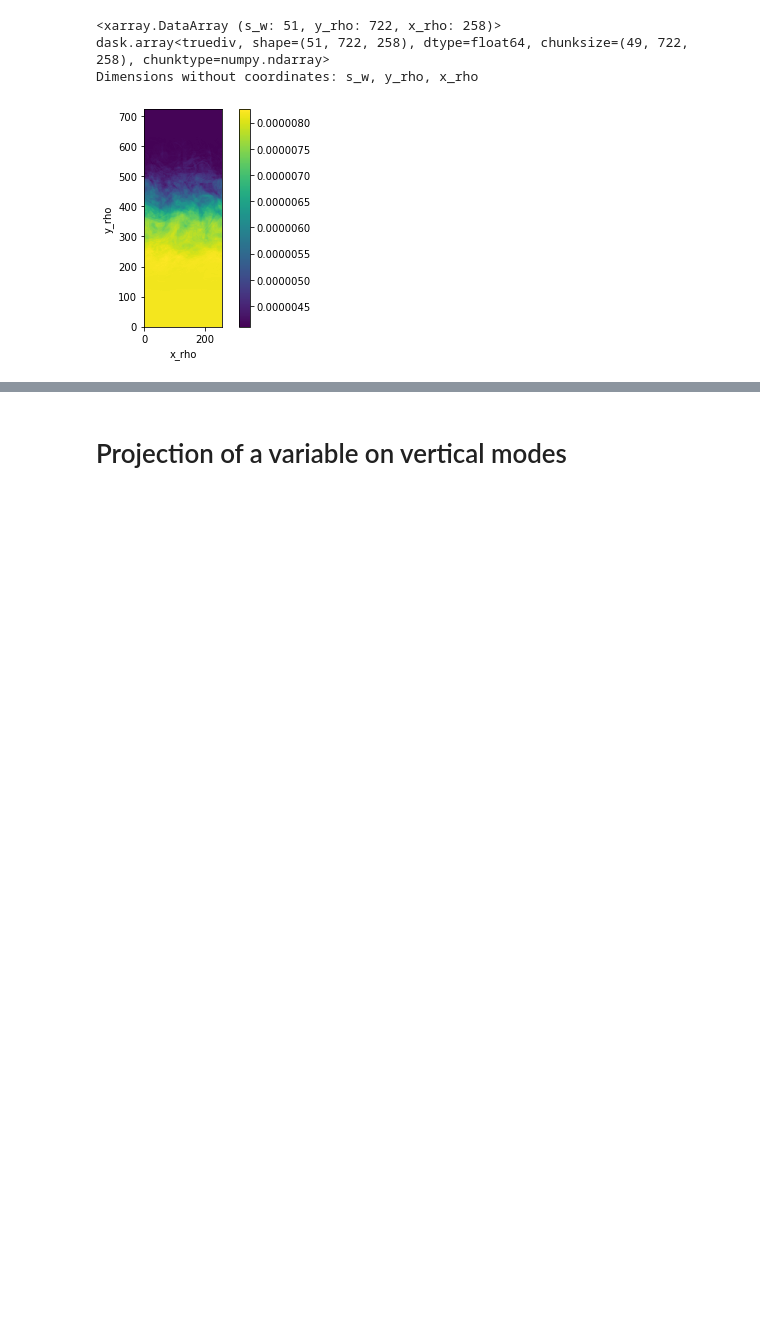
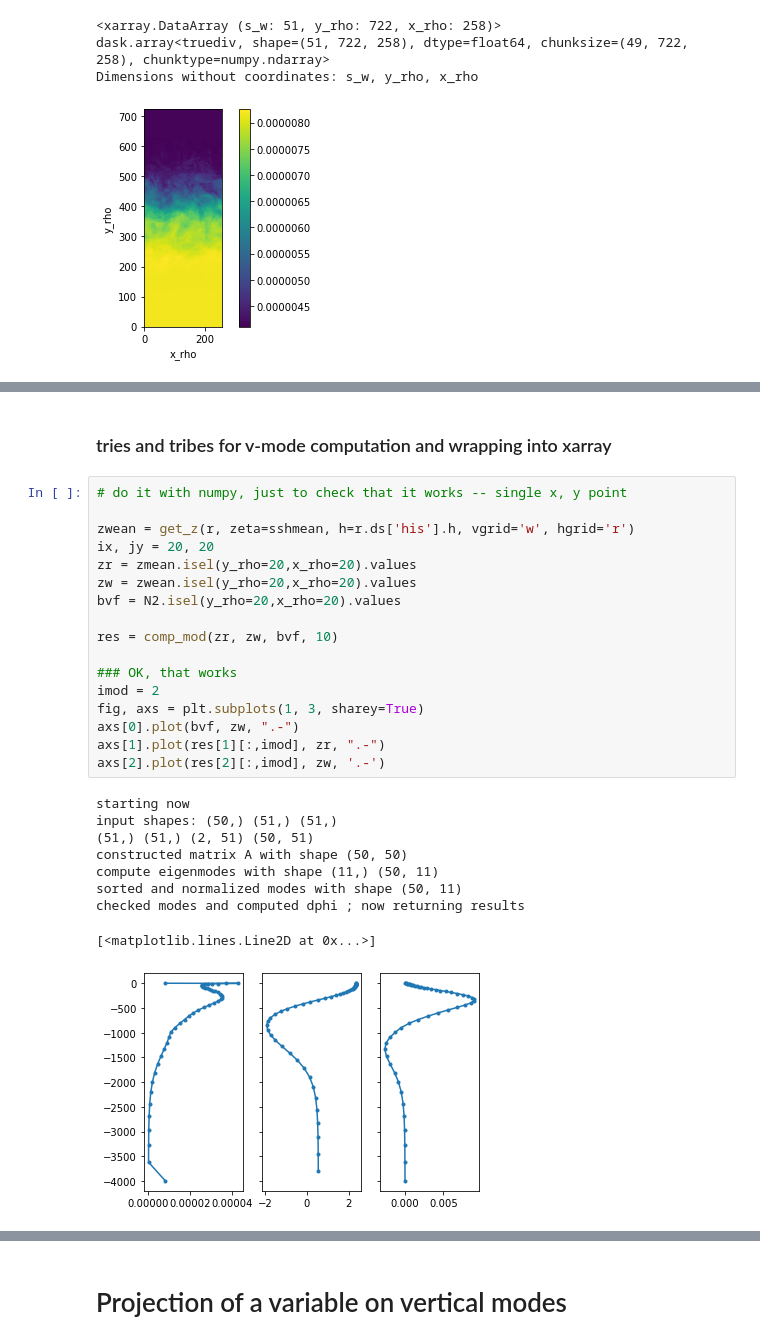
Before and after one commit to slgentil/croco, a Jupyter notebook: tutorials/proj_modes.ipynb, the cells around one changed output, grey strips where cells are left out. Saved outputs shown, nothing was run; the diff lists cells and outputs as text; blank space fills up the shorter version.

```diff
--- a/tutorials/proj_modes.ipynb
+++ b/tutorials/proj_modes.ipynb
@@ -217,0 +315,29 @@ Dimensions without coordinates: s_w, y_rho, x_rho
+# %% [markdown]
+### tries and tribes for v-mode computation and wrapping into xarray
+# %%
+# do it with numpy, just to check that it works -- single x, y point
+
+zwean = get_z(r, zeta=sshmean, h=r.ds['his'].h, vgrid='w', hgrid='r')
+ix, jy = 20, 20
+zr = zmean.isel(y_rho=20,x_rho=20).values
+zw = zwean.isel(y_rho=20,x_rho=20).values
+bvf = N2.isel(y_rho=20,x_rho=20).values
+
+res = comp_mod(zr, zw, bvf, 10)
+
+### OK, that works
+imod = 2
+fig, axs = plt.subplots(1, 3, sharey=True)
+axs[0].plot(bvf, zw, ".-")
+axs[1].plot(res[1][:,imod], zr, ".-")
+axs[2].plot(res[2][:,imod], zw, '.-')
+# %% [output]
+starting now
+input shapes: (50,) (51,) (51,)
+(51,) (51,) (2, 51) (50, 51)
+constructed matrix A with shape (50, 50)
+compute eigenmodes with shape (11,) (50, 11)
+sorted and normalized modes with shape (50, 11)
+checked modes and computed dphi ; now returning results
+[<matplotlib.lines.Line2D at 0x...>]
+[figure, added]
```
Also changed, not shown: parts of 8 cells of this notebook.
